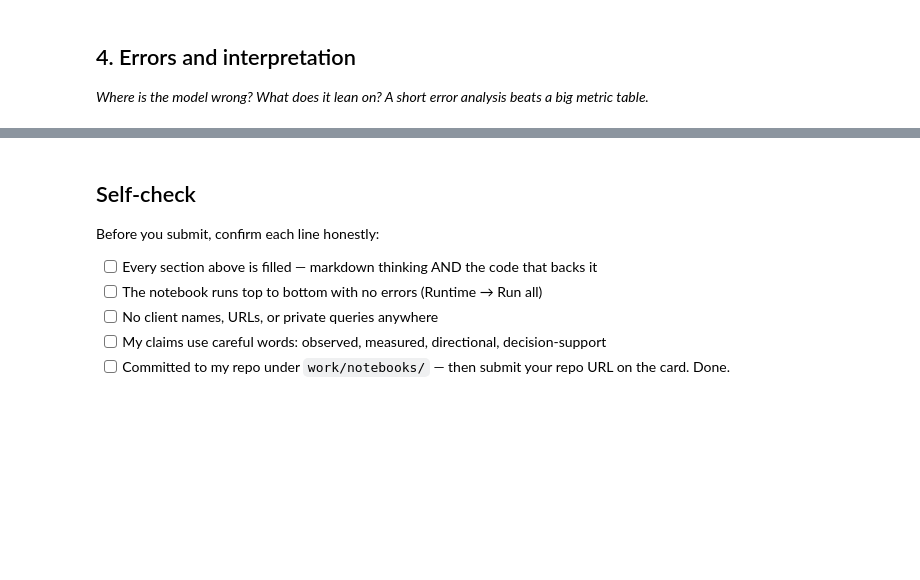
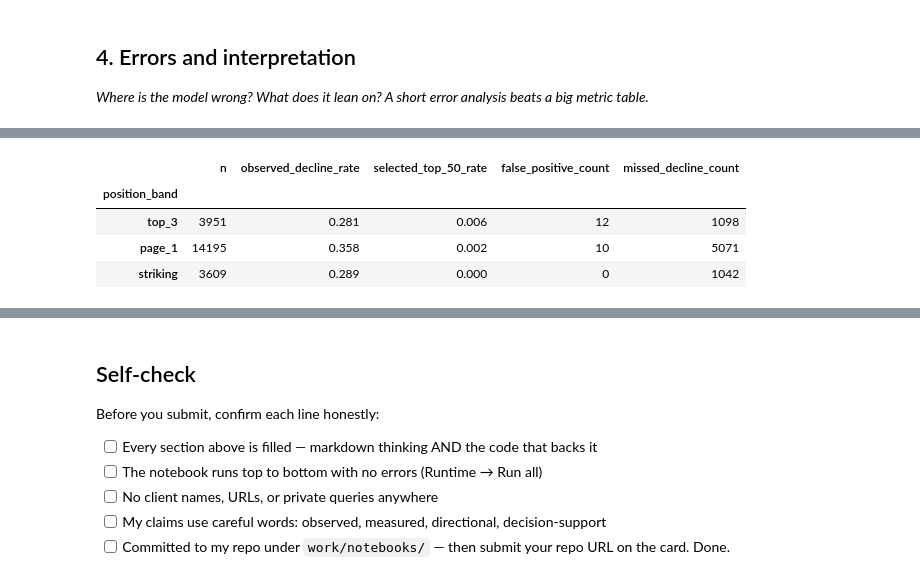
Before and after one commit to khadeja-qureshi/Machine-Learning-Internship, a Jupyter notebook: work/notebooks/w05_model.ipynb, the cells around one changed output, grey strips where cells are left out. Cells and saved outputs as stored; diff of their text form; code cells hidden in the pictures; blank space fills up the shorter version.

```diff
--- a/work/notebooks/w05_model.ipynb
+++ b/work/notebooks/w05_model.ipynb
@@ -36,0 +1456,58 @@ This skeleton is yours to fill. Work the sections **in order** — each one has
+# %%
+error_frame["position_band"] = pd.cut(
+    error_frame["avg_position_first15"],
+    bins=[
+        0,
+        3,
+        10,
+        20,
+    ],
+    labels=[
+        "top_3",
+        "page_1",
+        "striking",
+    ],
+    include_lowest=True,
+)
+
+error_by_position = (
+    error_frame
+    .groupby(
+        "position_band",
+        observed=True,
+    )
+    .agg(
+        n=(TARGET, "size"),
+        observed_decline_rate=(
+            TARGET,
+            "mean",
+        ),
+        selected_top_50_rate=(
+            "selected_top_50",
+            "mean",
+        ),
+        false_positive_count=(
+            "error_group",
+            lambda values: (
+                values
+                == "false_positive_top_50"
+            ).sum(),
+        ),
+        missed_decline_count=(
+            "error_group",
+            lambda values: (
+                values
+                == "missed_decline"
+            ).sum(),
+        ),
+    )
+    .round(3)
+)
+
+display(error_by_position)
+# %% [output]
+|  | n | observed_decline_rate | selected_top_50_rate | false_positive_count | missed_decline_count |
+| position_band |  |  |  |  |  |
+| top_3 | 3951 | 0.281 | 0.006 | 12 | 1098 |
+| page_1 | 14195 | 0.358 | 0.002 | 10 | 5071 |
+| striking | 3609 | 0.289 | 0.000 | 0 | 1042 |
```
Also changed, not shown: parts of 37 cells of this notebook.
